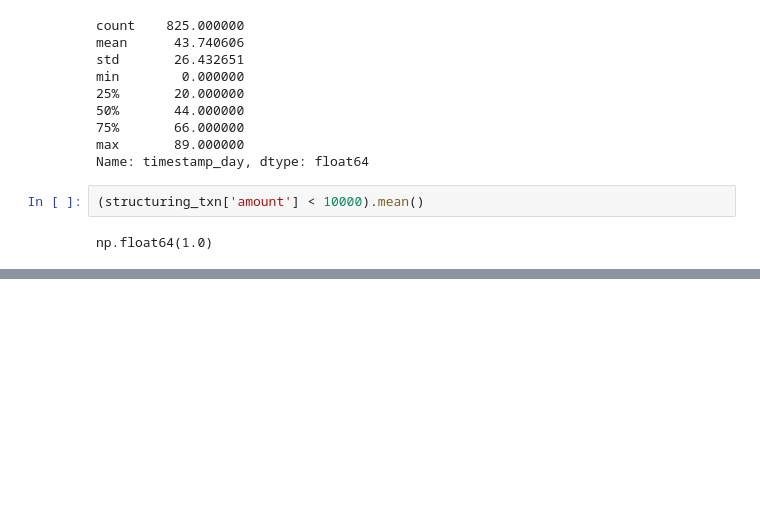
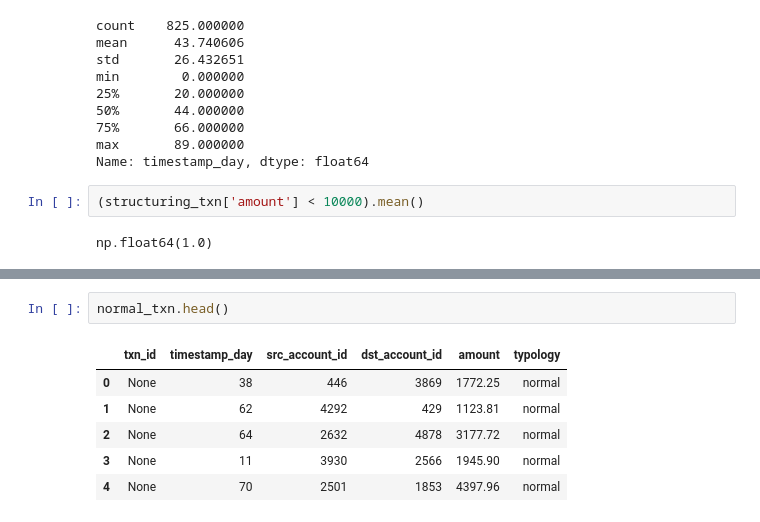
Before and after one commit to vijaivimu/aml-mule-risk-scoring, a Jupyter notebook: notebooks/01_data_generation_and_eda.ipynb, the cells around one changed output, grey strips where cells are left out. Drawn from its saved outputs; the diff is of its cells as text; blank space fills up the shorter version.

```diff
--- a/notebooks/01_data_generation_and_eda.ipynb
+++ b/notebooks/01_data_generation_and_eda.ipynb
@@ -511,0 +590,9 @@ Name: timestamp_day, dtype: int64
+# %%
+normal_txn.head()
+# %% [output]
+|  | txn_id | timestamp_day | src_account_id | dst_account_id | amount | typology |
+| 0 | None | 38 | 446 | 3869 | 1772.25 | normal |
+| 1 | None | 62 | 4292 | 429 | 1123.81 | normal |
+| 2 | None | 64 | 2632 | 4878 | 3177.72 | normal |
+| 3 | None | 11 | 3930 | 2566 | 1945.90 | normal |
+| 4 | None | 70 | 2501 | 1853 | 4397.96 | normal |
```
Also changed, not shown: parts of 18 cells of this notebook, 1 other file.
